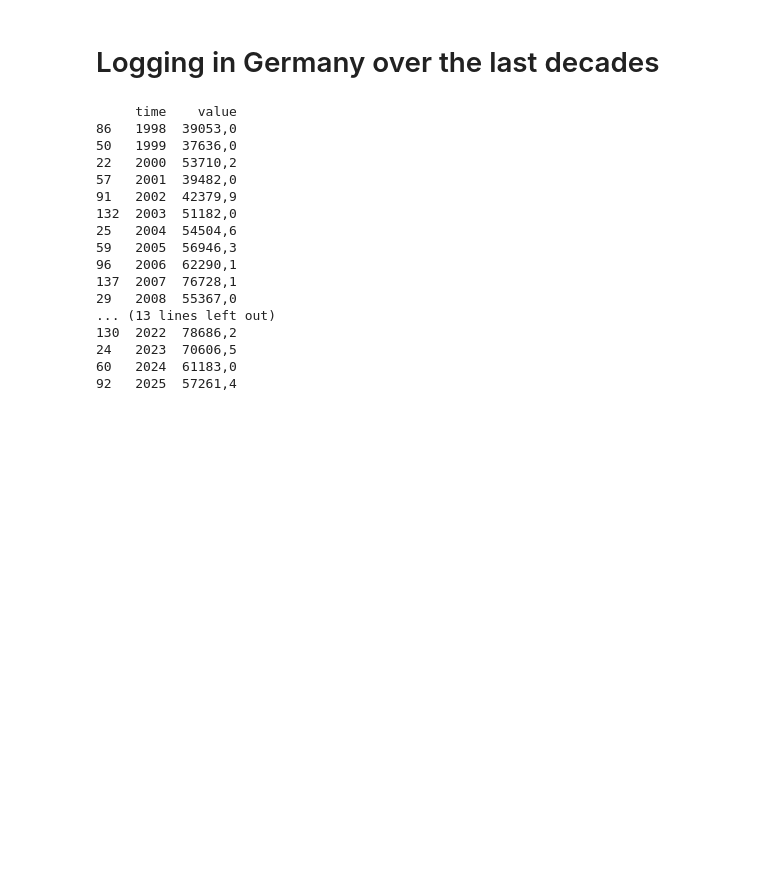
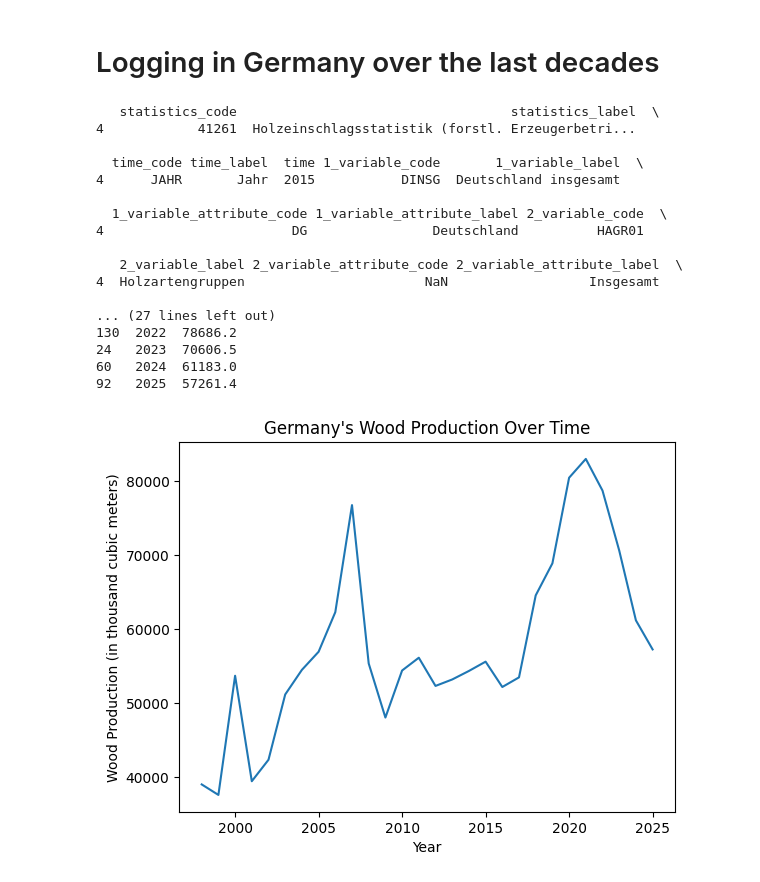
Before and after one commit to gespel/WoodProductionTrends, a Jupyter notebook: src/main.ipynb, the cells around one changed output. Drawn from its saved outputs; the diff is of its cells as text; code cells hidden in the pictures; blank space fills up the shorter version.

Commit message:
correcting to numerical values in dataframe and implementing first trend graph

```diff
--- a/src/main.ipynb
+++ b/src/main.ipynb
@@ -1,6 +1,7 @@
 # %% [markdown]
 # Logging in Germany over the last decades
 # %%
+from matplotlib import pyplot as plt
 import importlib
 import data_loader
 importlib.reload(data_loader)
@@ -8,22 +9,32 @@ importlib.reload(data_loader)
 dl = data_loader.DataLoader("../data/wood_production.csv")
 
 overall_production = dl.load_overall_production()
-print(dl.load_overall_production()[["time", "value"]].sort_values("time"))
+print(overall_production.head(1))
+overall_production_sorted = overall_production[["time", "value"]].sort_values("time")
+print(overall_production_sorted)
 # %% [output]
-     time    value
-86   1998  39053,0
-50   1999  37636,0
-22   2000  53710,2
-57   2001  39482,0
-91   2002  42379,9
-132  2003  51182,0
-25   2004  54504,6
-59   2005  56946,3
-96   2006  62290,1
-137  2007  76728,1
-29   2008  55367,0
-... (13 lines left out)
-130  2022  78686,2
-24   2023  70606,5
-60   2024  61183,0
-92   2025  57261,4
+   statistics_code                                   statistics_label  \
+4            41261  Holzeinschlagsstatistik (forstl. Erzeugerbetri...
+
+  time_code time_label  time 1_variable_code       1_variable_label  \
+4      JAHR       Jahr  2015           DINSG  Deutschland insgesamt
+
+  1_variable_attribute_code 1_variable_attribute_label 2_variable_code  \
+4                        DG                Deutschland          HAGR01
+
+   2_variable_label 2_variable_attribute_code 2_variable_attribute_label  \
+4  Holzartengruppen                       NaN                  Insgesamt
+
+... (27 lines left out)
+130  2022  78686.2
+24   2023  70606.5
+60   2024  61183.0
+92   2025  57261.4
+# %%
+plt.plot(overall_production_sorted["time"].values, overall_production_sorted["value"].values)
+plt.xlabel("Year")
+plt.ylabel("Wood Production (in thousand cubic meters)")
+plt.title("Germany's Wood Production Over Time")
+plt.show()
+# %% [output]
+[figure, added]
```
Also changed, not shown: 1 other file.
